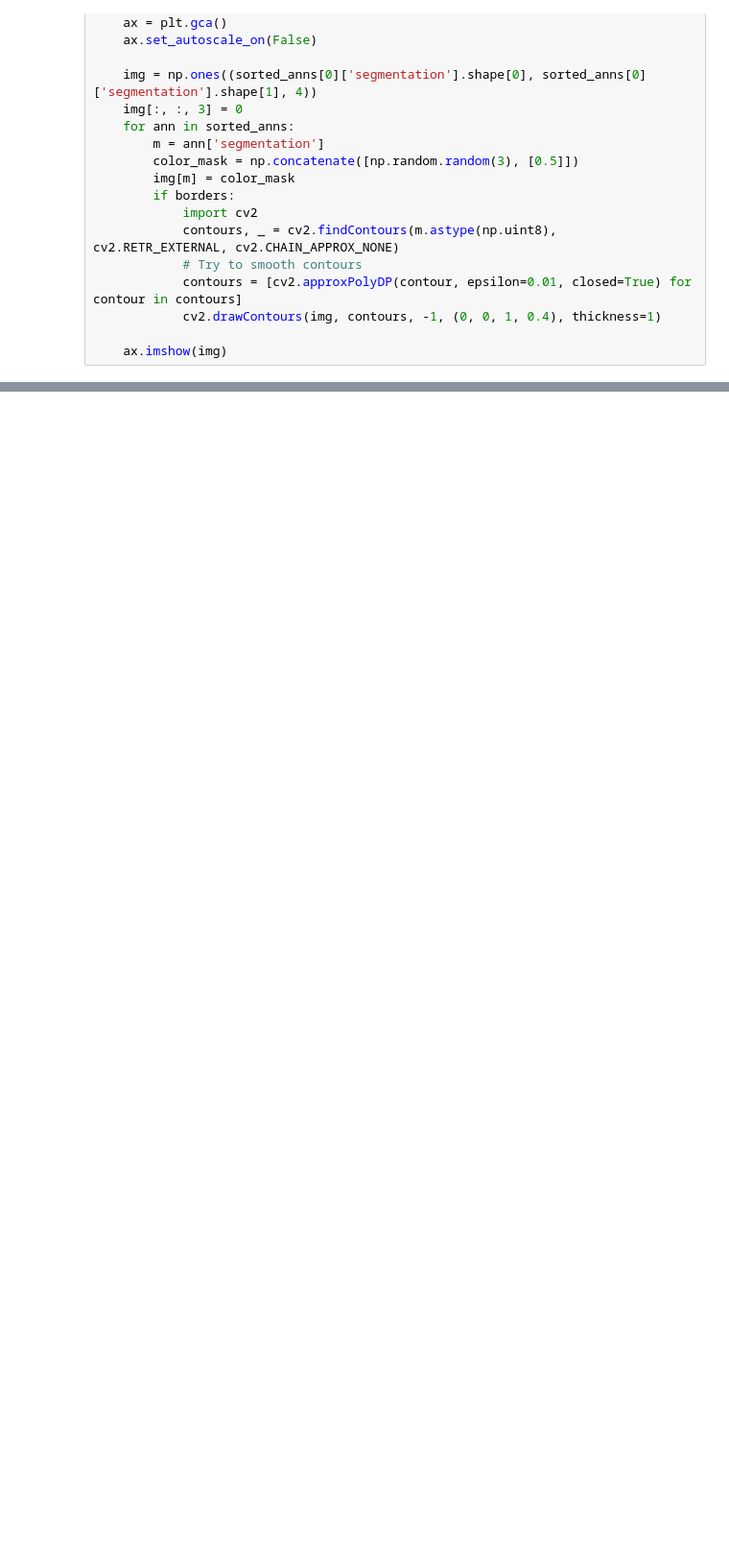
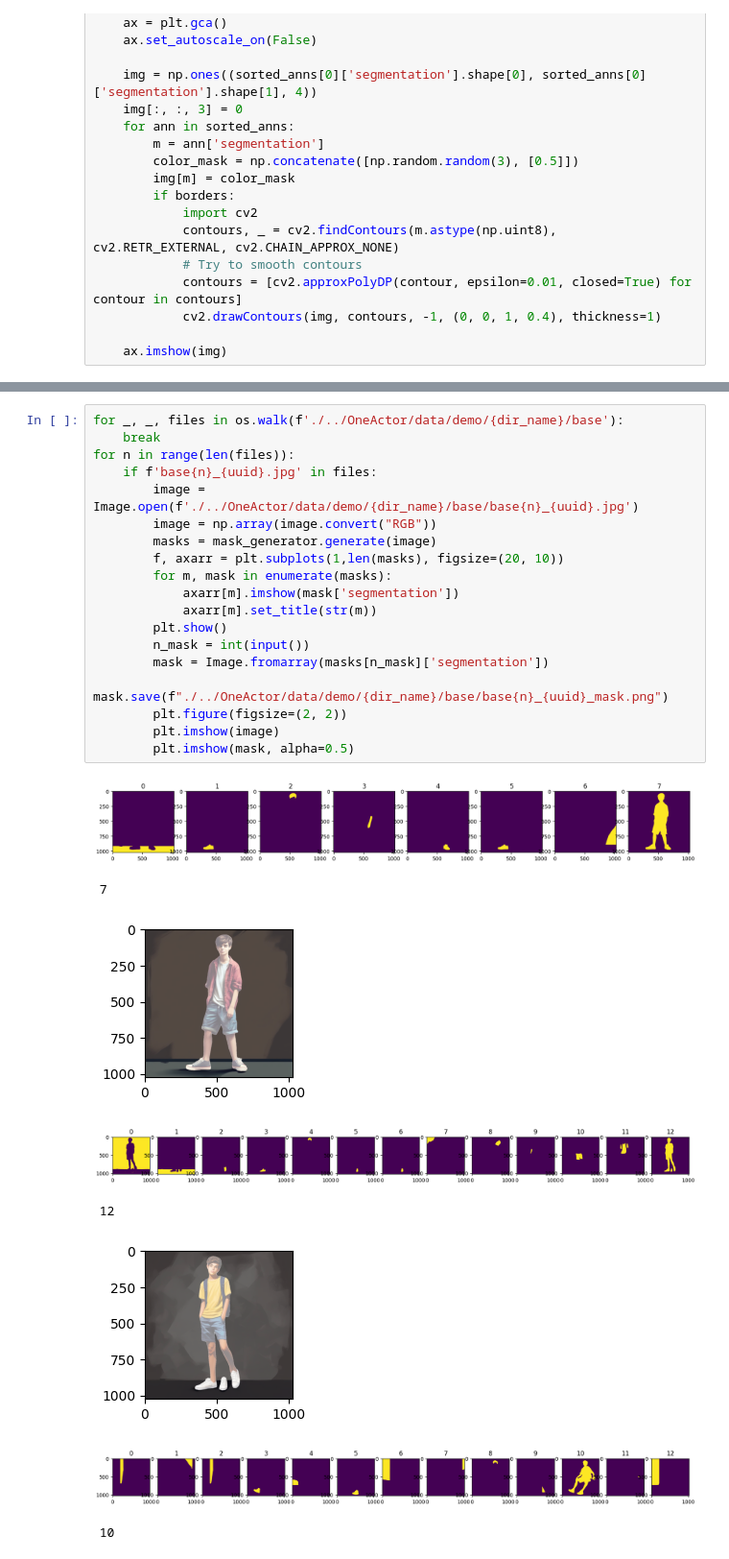
Before and after one commit to EkaterinaAdishcheva/Diploma, a Jupyter notebook: sam2/automatic_mask_generator_example.ipynb, the cells around one changed output, grey strips where cells are left out. Shown at 96% size. Drawn from its saved outputs; the diff is of its cells as text; blank space fills up the shorter version.

```diff
--- a/sam2/automatic_mask_generator_example.ipynb
+++ b/sam2/automatic_mask_generator_example.ipynb
@@ -194,0 +113,28 @@ plt.show()
+# %%
+for _, _, files in os.walk(f'./../OneActor/data/demo/{dir_name}/base'):
+    break
+for n in range(len(files)):
+    if f'base{n}_{uuid}.jpg' in files:
+        image = Image.open(f'./../OneActor/data/demo/{dir_name}/base/base{n}_{uuid}.jpg')
+        image = np.array(image.convert("RGB"))
+        masks = mask_generator.generate(image)
+        f, axarr = plt.subplots(1,len(masks), figsize=(20, 10))
+        for m, mask in enumerate(masks):
+            axarr[m].imshow(mask['segmentation'])
+            axarr[m].set_title(str(m))
+        plt.show()
+        n_mask = int(input())
+        mask = Image.fromarray(masks[n_mask]['segmentation'])
+        mask.save(f"./../OneActor/data/demo/{dir_name}/base/base{n}_{uuid}_mask.png")
+        plt.figure(figsize=(2, 2))
+        plt.imshow(image)
+        plt.imshow(mask, alpha=0.5)
+# %% [output]
+[figure, added]
+ 7
+[figure, added]
+[figure, added]
+ 12
+[figure, added]
+[figure, added]
+ 10
```
Also changed, not shown: parts of 25 cells of this notebook.
